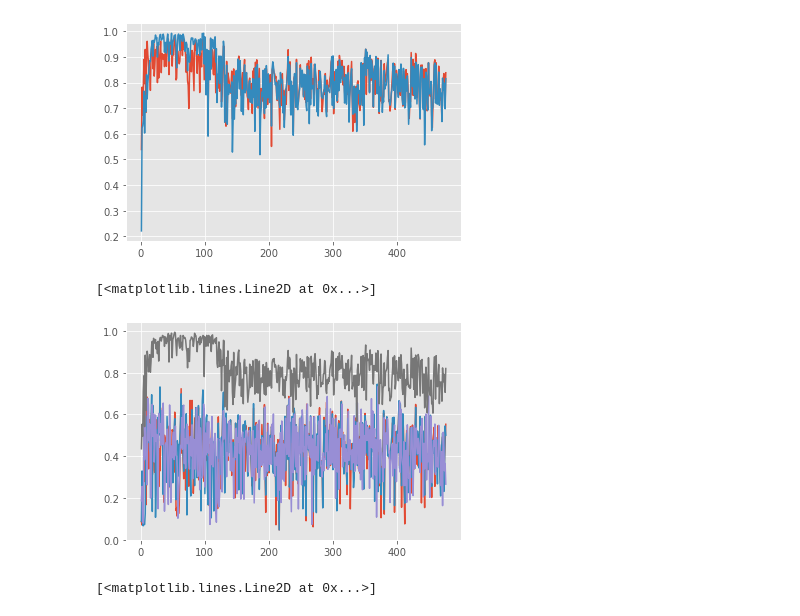
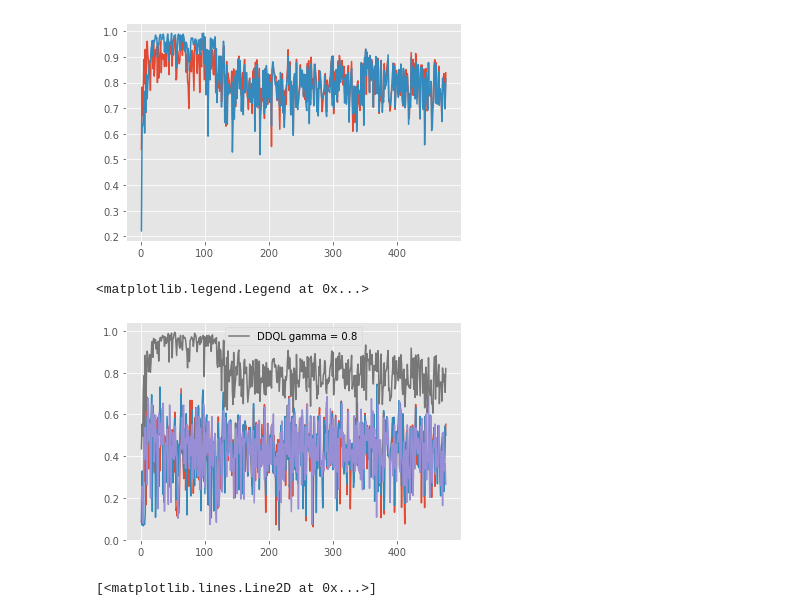
Before and after one commit to Tahuubinh/Offloading_to_Vehicles, a Jupyter notebook: Mec_ver4-main/code/Plot_test.ipynb, the cells around one changed output. Drawn from its saved outputs; the diff is of its cells as text; code cells hidden in the pictures.

```diff
--- a/Mec_ver4-main/code/Plot_test.ipynb
+++ b/Mec_ver4-main/code/Plot_test.ipynb
@@ -186,23 +186,24 @@ plt.plot(number, data2)
 # %%
 import numpy as np
 import matplotlib.pyplot as plt
 plt.style.use('ggplot')
 import pandas as pd
 
 data1 = pd.read_csv("DDQL_5phut_10.csv").values[:, 1]
 data2 = pd.read_csv("DDQL_5phut_11.csv").values[:, 1]
 data3 = pd.read_csv("DDQL_5phut_9.csv").values[:, 1]
 data4 = pd.read_csv("DDQL_5phut_8.csv").values[:, 1]
 
 number = [i + 1 for i in range(data1.shape[0])]
 plt.tight_layout()
 plt.plot(number, data1)
 plt.plot(number, data2)
 plt.plot(number, data3)
 plt.plot(number, data4, label = 'DDQL gamma = 0.8') #other 0.7
+plt.legend()
 # %% [output]
-[<matplotlib.lines.Line2D at 0x...>]
+<matplotlib.legend.Legend at 0x...>
-[figure, old version]
+[figure, new version]
 # %%
 import numpy as np
 import matplotlib.pyplot as plt
```
Also changed, not shown: parts of 4 cells of this notebook, 19 other files.
